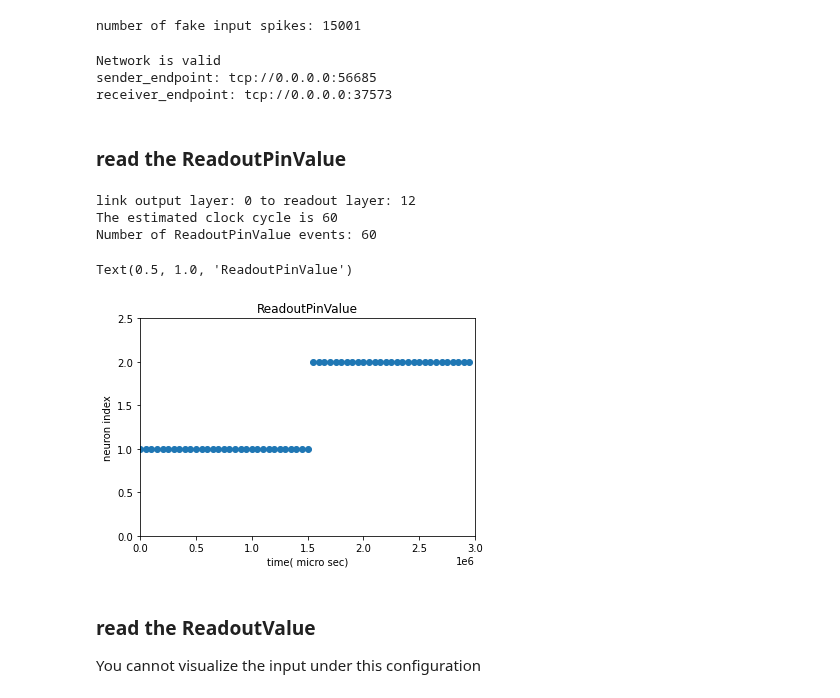
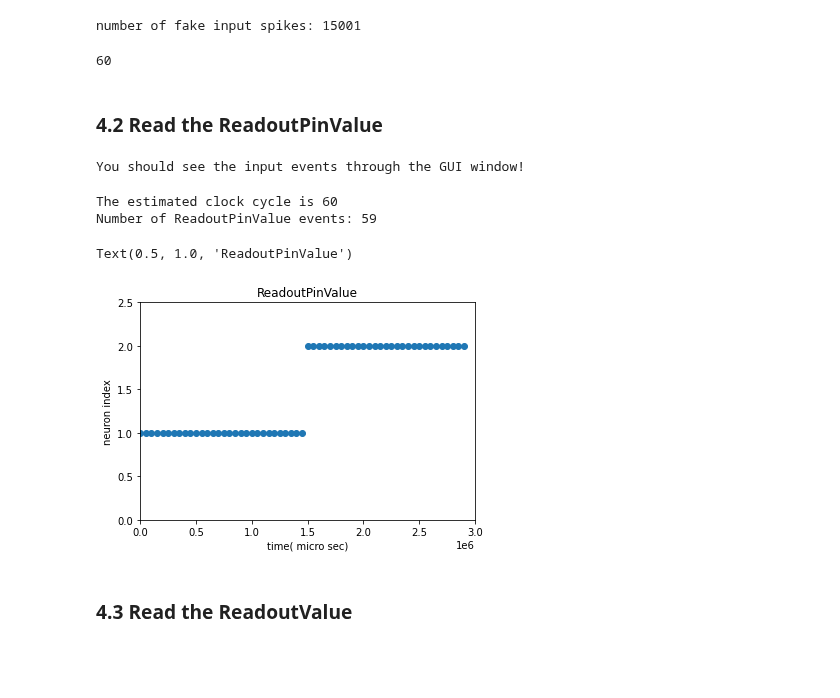
Before and after one commit to synsense/sinabs, a Jupyter notebook: docs/source/notebooks/using_readout_layer.ipynb, the cells around one changed output. Cells and saved outputs as stored; diff of their text form; code cells hidden in the pictures; blank space fills up the shorter version.

Commit message:
update the readout-layer intro notebook

```diff
--- a/docs/source/notebooks/using_readout_layer.ipynb
+++ b/docs/source/notebooks/using_readout_layer.ipynb
@@ -515,24 +433,11 @@ input_events = create_fake_input_events(time_sec=3, data_rate=data_rate)
 print(f"number of fake input spikes: {len(input_events)}")
 # %% [output]
 number of fake input spikes: 15001
-# %%
-# init the devkit assistant
-
-# we create 2 assistant:
-#one for read the ReadoutPinValue of the devkit
-readout_threshold = 1
-slow_clk_freq = 20 # Hz
-
-# estimated slow-clock cycle for processing the input spikes
-clock_cycles_esitmated = slow_clk_freq * input_time_length
-
-# by init the devkit assistant, it also opens the devkit, visualization GUI window
-devkit_assistant = DevkitAssistant(dynapcnn_net,
-                                   readout_threshold=readout_threshold,
-                                   slow_clk_freq=slow_clk_freq)
-# %% [output]
-Network is valid
-sender_endpoint: tcp://0.0.0.0:56685
-receiver_endpoint: tcp://0.0.0.0:37573
+# %%
+# estimated slow-clock cycle for processing the input spikes
+clock_cycles_esitmated = slow_clk_freq * input_time_length
+clock_cycles_esitmated
+# %% [output]
+60
 # %% [markdown]
-### read the ReadoutPinValue
+### 4.2 Read the ReadoutPinValue
@@ -539,33 +453,53 @@ receiver_endpoint: tcp://0.0.0.0:37573
+# %%
+# write the fake input into the devkit
+
+# enable & reset the stop-watch of devkit, this is mainly for the timestamp processing for the input&output events.
+stop_watch = devkit.get_stop_watch()
+stop_watch.set_enable_value(True)
+stop_watch.reset()
+time.sleep(0.01)
+
+# clear output buffer
+pin_value_buffer_node.get_events()
+spike_buffer_node.get_events()
+
+# write through the input buffer node
+input_time_length = (input_events[-1].timestamp - input_events[0].timestamp) / 1e6
+input_buffer_node.write(input_events)
+# sleep till all input events is sent and processed
+time.sleep(input_time_length + 0.02)
+
+# read the ReadoutPinValue from related buffer node
+pin_value_events = pin_value_buffer_node.get_events()
+
+print("You should see the input events through the GUI window!")
+# %% [output]
+You should see the input events through the GUI window!
 # %%
-pin_value_events, dynapcnn_layer_events = devkit_assistant.run(input_events, read_pin_value=True)
-
-
 # the number of the ReadoutPinValue should be very close to (or the same as) the estimated clock cycle.
 print(f"The estimated clock cycle is {clock_cycles_esitmated}")
 print(f"Number of ReadoutPinValue events: {len(pin_value_events)}")
 
 # get the timestamp of the output event
 pin_value_timestamp = [each.timestamp for each in pin_value_events]
 # shift timestep starting from 0
 start_t = pin_value_timestamp[0]
 pin_value_timestamp = [each - start_t for each in pin_value_timestamp]
 
 # get the index of the output neuron with maximum output
 neuron_id = [each.index for each in pin_value_events]
 
 # plot the output neuron index vs. time
 fig, ax = plt.subplots()
 ax.scatter(pin_value_timestamp, neuron_id)
 ax.set(xlim=(0, 3e6),ylim=(0, 2.5))
 ax.set_xlabel("time( micro sec)")
 ax.set_ylabel("neuron index")
 ax.set_title("ReadoutPinValue")
 # %% [output]
-link output layer: 0 to readout layer: 12
 The estimated clock cycle is 60
-Number of ReadoutPinValue events: 60
+Number of ReadoutPinValue events: 59
 Text(0.5, 1.0, 'ReadoutPinValue')
-[figure, old version]
+[figure, new version]
-# %% [markdown]
-### read the ReadoutValue
-You cannot  visualize the input under this configuration
+# %% [markdown]
+### 4.3 Read the ReadoutValue
```
Also changed, not shown: parts of 30 cells of this notebook, 1 other file.
